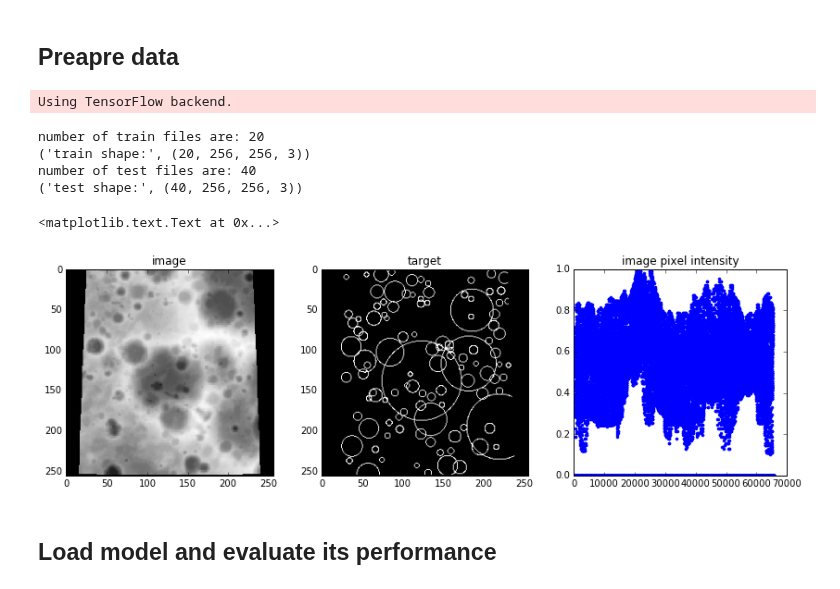
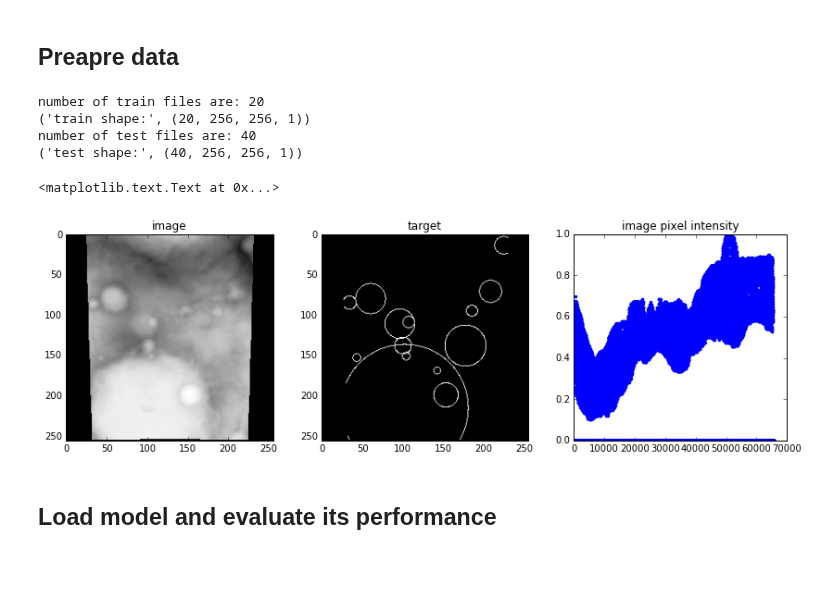
Before and after one commit to silburt/moon-craters, a Jupyter notebook: Mask_generator_analysis_ari.ipynb, the cells around one changed output. Drawn from its saved outputs; the diff is of its cells as text; code cells hidden in the pictures.

```diff
--- a/Mask_generator_analysis_ari.ipynb
+++ b/Mask_generator_analysis_ari.ipynb
@@ -21,7 +21,7 @@ import utils.make_density_map as mdm
 ## Preapre data
 # %%
 def get_im_cv2(path, img_width, img_height):
-    img = cv2.imread(path)
+    img = cv2.imread(path, cv2.IMREAD_GRAYSCALE)
     #resized = cv2.resize(img, (img_width, img_height))#, cv2.INTER_LINEAR)
     return img
 
@@ -52,6 +52,7 @@ def read_and_normalize_data(path, img_width, img_height, data_flag):
         data_type = 'test'
     data, target, id = load_data(path, data_type, img_width, img_height)
     data = np.array(data).astype('float32')     #convert to numpy, convert to float
+    data = data.reshape(len(data),img_width,img_height,1)
     target = np.array(target).astype('float32')
     print('%s shape:'%data_type, data.shape)
     return data, target, id
@@ -78,53 +79,35 @@ def rescale_and_invcolor(data, inv_color, rescale):
             low, hi = 0.1, 1                                                #low, hi rescaling values
             img[img>0] = low + (img[img>0] - minn)*(hi - low)/(maxx - minn) #linear re-scaling
     return data
-
-#dice coefficient
-from keras import backend as K
-def dice_coef(y_true, y_pred):
-    smooth = 1.
-    y_true_f = K.flatten(y_true)
-    y_pred_f = K.flatten(y_pred)
-    intersection = K.sum(y_true_f * y_pred_f)
-    return (2. * intersection + smooth) / (K.sum(y_true_f) + K.sum(y_pred_f) + smooth)
-
-def dice_coef_loss(y_true, y_pred):
-    return -dice_coef(y_true, y_pred)
-# %% [output]
-Using TensorFlow backend.
 # %%
 dim, inv_color, rescale = 256, 1, 1
 train_data, train_target, train_id = read_and_normalize_data('datasets/rings/Train_rings/', dim, dim, 0)
 test_data, test_target, test_id = read_and_normalize_data('datasets/rings/Test_rings/', dim, dim, 1)
 
-#reshape
-train_data = train_data[:,:,:,0].reshape(len(train_data),256,256,1)
-test_data = test_data[:,:,:,0].reshape(len(test_data),256,256,1)
-
 #invcolor and rescale
 if inv_color==1 or rescale==1:
     train_data = rescale_and_invcolor(train_data, inv_color, rescale)
     test_data = rescale_and_invcolor(test_data, inv_color, rescale)
 # %% [output]
 number of train files are: 20
-('train shape:', (20, 256, 256, 3))
+('train shape:', (20, 256, 256, 1))
 number of test files are: 40
-('test shape:', (40, 256, 256, 3))
+('test shape:', (40, 256, 256, 1))
 # %%
-i=0
+i=1
 f, (ax1, ax2, ax3) = plt.subplots(1,3, figsize=[14, 4])
 ax1.imshow(train_data[i].reshape(dim,dim), origin='upper', cmap="Greys_r")
 ax1.set_title('image')
 ax2.imshow(train_target[i].reshape(dim,dim), origin='upper', cmap="Greys_r")
 ax2.set_title('target')
 ax3.plot(train_data[i].reshape(dim*dim,1), '.')
 ax3.set_title('image pixel intensity')
 #ax3.plot(train_target[i].reshape(300*300,1))
 #ax3.set_title('original mask')
 #plt.savefig("moon_exmask.png")
 # %% [output]
 <matplotlib.text.Text at 0x...>
-[figure, old version]
+[figure, new version]
 # %% [markdown]
 ## Load model and evaluate its performance
 # %%
```
Also changed, not shown: 3 other files.
